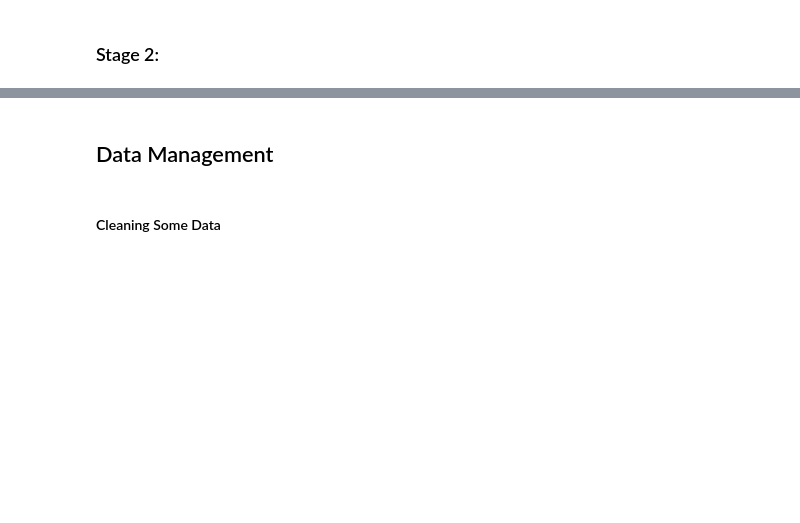
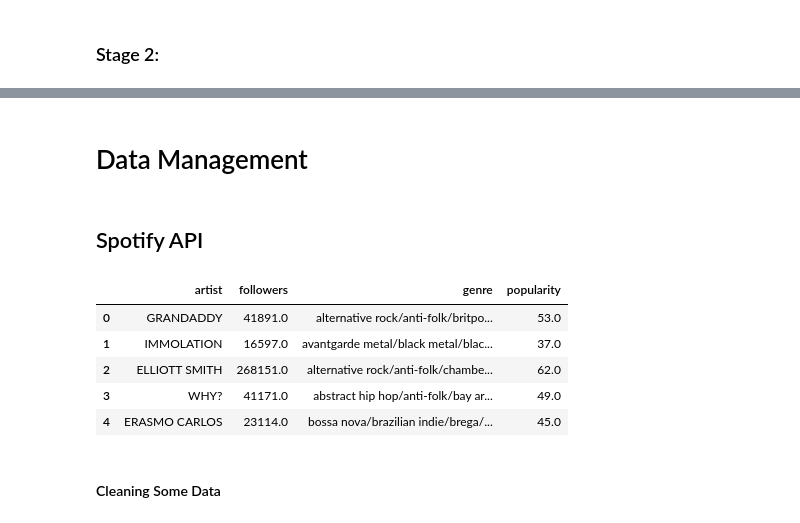
Before and after one commit to timdmulligan/govs_ball_schedule, a Jupyter notebook: crawl_govs_ball.ipynb, the cells around one changed output, grey strips where cells are left out. Saved outputs shown, nothing was run; the diff lists cells and outputs as text; code cells hidden in the pictures; blank space fills up the shorter version.

```diff
--- a/crawl_govs_ball.ipynb
+++ b/crawl_govs_ball.ipynb
@@ -215,5 +197,5 @@ Tennis ,  Yours Conditionally 0.5886037349700928 155
 # %% [markdown]
-## Data Management
+# Data Management
 # %%
 con = sqlite3.connect("pitchfork-data.db")
 #Pull the table we just wrote back it
@@ -224,3 +206,5 @@ album_table = album_table.drop_duplicates()
 del album_table["index"]
 #reupload as album_table_clean
 album_table.to_sql("album_table_clean", con, if_exists = "replace")
+# %% [markdown]
+## Spotify API
@@ -226,0 +218,31 @@ album_table.to_sql("album_table_clean", con, if_exists = "replace")
+# %%
+count = 0
+for name in log_progress(artist_list["artist"][7342:], every = 1):
+    try:
+        search = spotify.search(q='artist:' + name, type='artist') #Search and grab the first result
+        spot_name = pd.read_json(json.dumps(search["artists"]))["items"][0]["name"] #Name for reference
+        popularity = pd.read_json(json.dumps(search["artists"]))["items"][0]["popularity"] #Popularity Metric
+        genre = pd.read_json(json.dumps(search["artists"]))["items"][0]["genres"] #Genre list
+        followers = pd.read_json(json.dumps(search["artists"]))["items"][0]["followers"]["total"] #Social Followers
+        if len(genre) > 0:
+            genre = "/".join(genre)
+        else:
+            genre = "Unknown"
+        #Add that dat to the gov's ball table
+        spotify_data.loc[spotify_data['artist'] == name, 'followers'] = followers
+        spotify_data.loc[spotify_data['artist'] == name, 'genre'] = genre
+        spotify_data.loc[spotify_data['artist'] == name, 'popularity'] = popularity
+        count = count+1
+    except Exception:
+        pass
+# %%
+spotify_data = spotify_data[~spotify_data.followers.isnull()]
+spotify_data["artist"] = spotify_data["artist"].str.upper()
+spotify_data.head()
+# %% [output]
+|  | artist | followers | genre | popularity |
+| 0 | GRANDADDY | 41891.0 | alternative rock/anti-folk/britpo... | 53.0 |
+| 1 | IMMOLATION | 16597.0 | avantgarde metal/black metal/blac... | 37.0 |
+| 2 | ELLIOTT SMITH | 268151.0 | alternative rock/anti-folk/chambe... | 62.0 |
+| 3 | WHY? | 41171.0 | abstract hip hop/anti-folk/bay ar... | 49.0 |
+| 4 | ERASMO CARLOS | 23114.0 | bossa nova/brazilian indie/brega/... | 45.0 |
```
Also changed, not shown: parts of 36 cells of this notebook, 8 other files.
